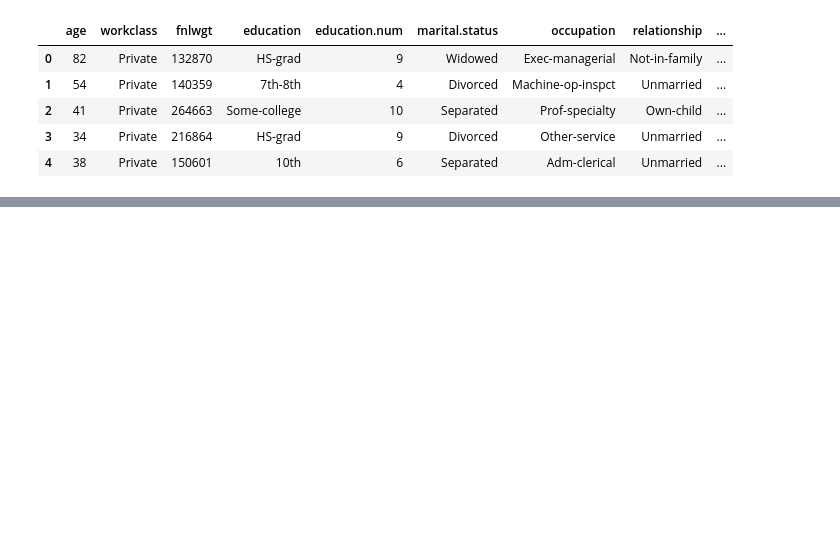
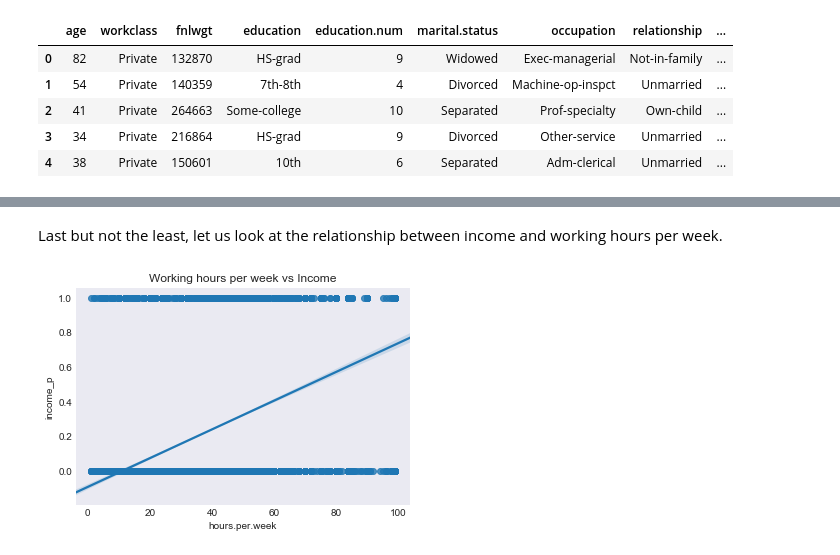
Before and after one commit to berkeley-stat159-f17/project-3-p2-ou-yu-li, a Jupyter notebook: demographics-p5.ipynb, the cells around one changed output, grey strips where cells are left out. Cells and saved outputs as stored; diff of their text form; code cells hidden in the pictures; blank space fills up the shorter version.

```diff
--- a/demographics-p5.ipynb
+++ b/demographics-p5.ipynb
@@ -24,0 +219,8 @@ clean_adult.head()
+# %% [markdown]
+Last but not the least, let us look at the relationship between income and working hours per week.
+# %%
+ax = sns.regplot(x = "hours.per.week", y = "income_p", data=clean_adult);
+ax.set_title("Working hours per week vs Income");
+plt.savefig("fig/hours_income.png")
+# %% [output]
+[figure, added]
```
Also changed, not shown: parts of 18 cells of this notebook, 5 other files.
